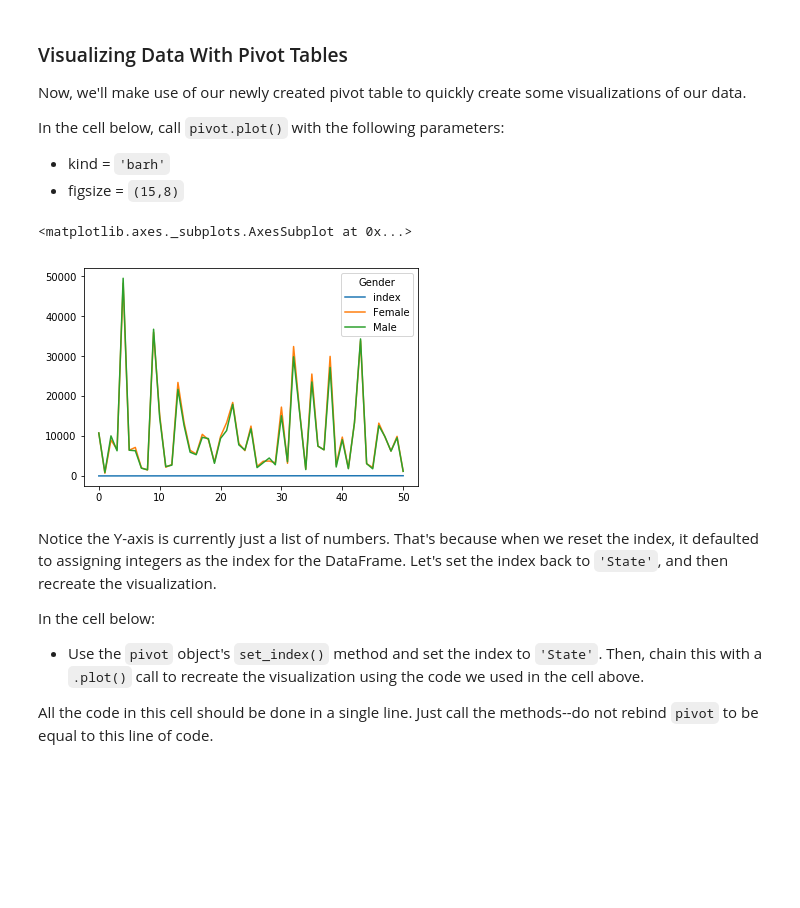
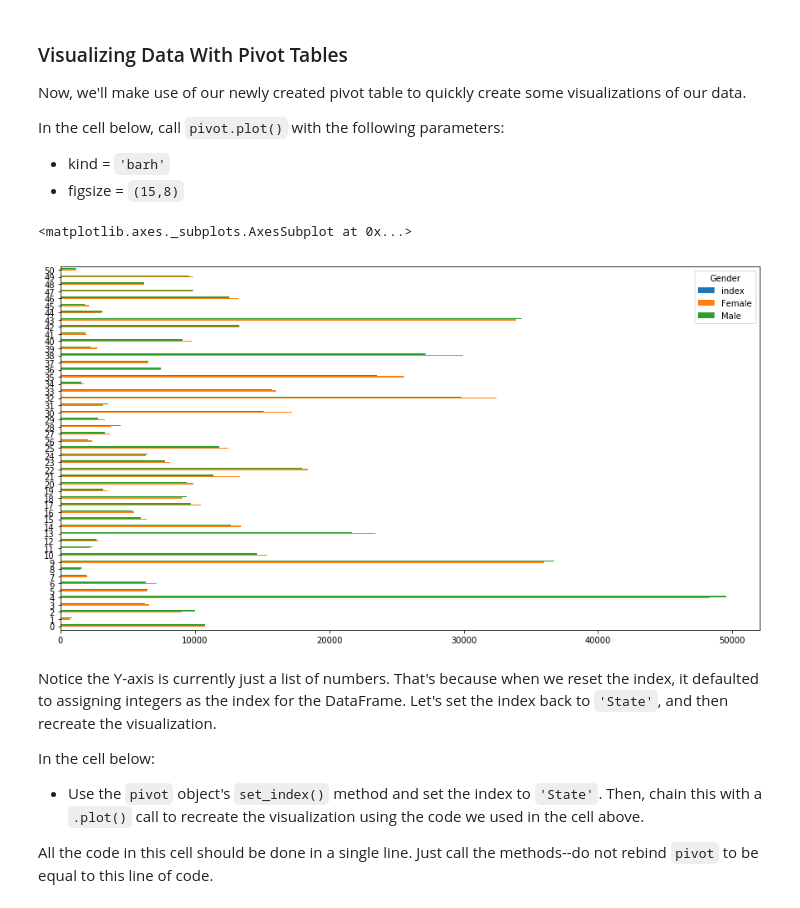
Before and after one commit to worldyne/dsc-1-04-09-pivot-tables-with-pandas-lab-seattle-ds-career-040119, a Jupyter notebook: index.ipynb, the cells around one changed output. Cells and saved outputs as stored; diff of their text form; code cells hidden in the pictures; blank space fills up the shorter version.

```diff
--- a/index.ipynb
+++ b/index.ipynb
@@ -391,10 +391,10 @@ In the cell below, call `pivot.plot()` with the following parameters:
 * figsize = `(15,8)`
 # %%
 # Now let's make a sweet bar chart!!
-pivot.plot(kin)
+pivot.plot(kind='barh',figsize=(15,8))
 # %% [output]
 <matplotlib.axes._subplots.AxesSubplot at 0x...>
-[figure, old version]
+[figure, new version]
 # %% [markdown]
 Notice the Y-axis is currently just a list of numbers.  That's because when we reset the index, it defaulted to assigning integers as the index for the DataFrame.  Let's set the index back to `'State'`, and then recreate the visualization.
 
```
